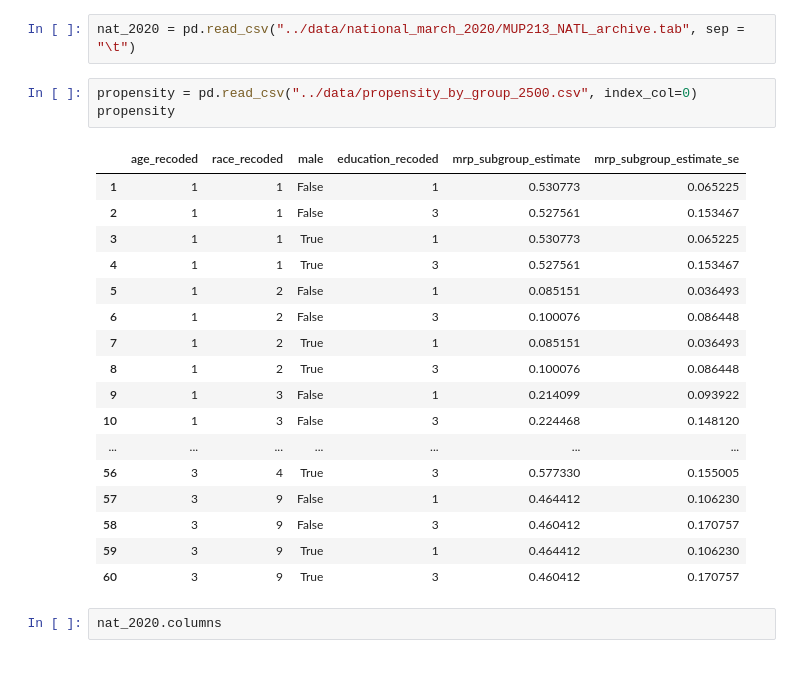
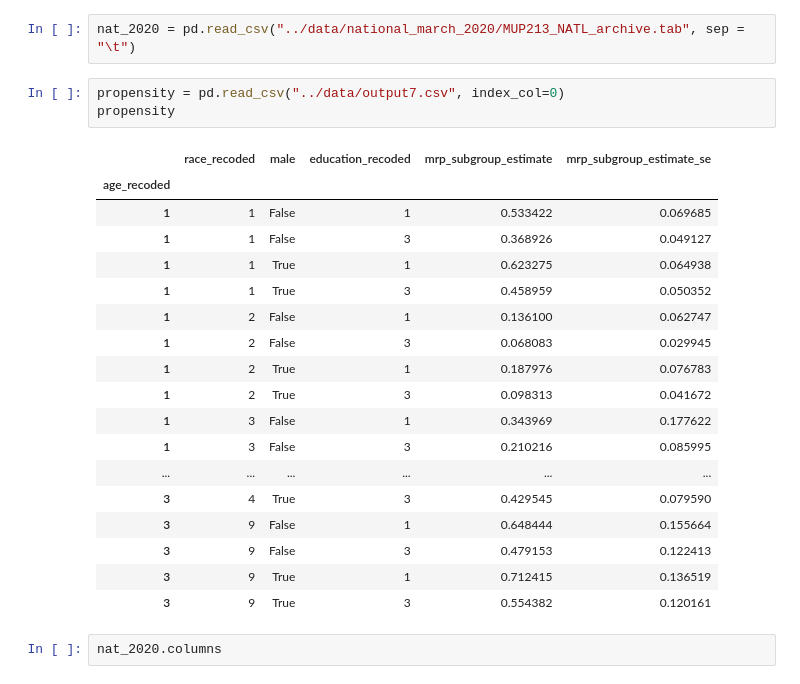
Before and after one commit to pmench/mrp-team, a Jupyter notebook: src/bella_ML.ipynb, the cells around one changed output. Saved outputs shown, nothing was run; the diff lists cells and outputs as text.

```diff
--- a/src/bella_ML.ipynb
+++ b/src/bella_ML.ipynb
@@ -15,26 +15,27 @@ from sklearn.model_selection import train_test_split
 # %%
 nat_2020 = pd.read_csv("../data/national_march_2020/MUP213_NATL_archive.tab", sep = "\t")
 # %%
-propensity = pd.read_csv("../data/propensity_by_group_2500.csv", index_col=0)
+propensity = pd.read_csv("../data/output7.csv", index_col=0)
 propensity
 # %% [output]
-|  | age_recoded | race_recoded | male | education_recoded | mrp_subgroup_estimate | mrp_subgroup_estimate_se |
-| 1 | 1 | 1 | False | 1 | 0.530773 | 0.065225 |
-| 2 | 1 | 1 | False | 3 | 0.527561 | 0.153467 |
-| 3 | 1 | 1 | True | 1 | 0.530773 | 0.065225 |
-| 4 | 1 | 1 | True | 3 | 0.527561 | 0.153467 |
-| 5 | 1 | 2 | False | 1 | 0.085151 | 0.036493 |
-| 6 | 1 | 2 | False | 3 | 0.100076 | 0.086448 |
-| 7 | 1 | 2 | True | 1 | 0.085151 | 0.036493 |
-| 8 | 1 | 2 | True | 3 | 0.100076 | 0.086448 |
-| 9 | 1 | 3 | False | 1 | 0.214099 | 0.093922 |
-| 10 | 1 | 3 | False | 3 | 0.224468 | 0.148120 |
-| ... | ... | ... | ... | ... | ... | ... |
-| 56 | 3 | 4 | True | 3 | 0.577330 | 0.155005 |
-| 57 | 3 | 9 | False | 1 | 0.464412 | 0.106230 |
-| 58 | 3 | 9 | False | 3 | 0.460412 | 0.170757 |
-| 59 | 3 | 9 | True | 1 | 0.464412 | 0.106230 |
-| 60 | 3 | 9 | True | 3 | 0.460412 | 0.170757 |
+|  | race_recoded | male | education_recoded | mrp_subgroup_estimate | mrp_subgroup_estimate_se |
+| age_recoded |  |  |  |  |  |
+| 1 | 1 | False | 1 | 0.533422 | 0.069685 |
+| 1 | 1 | False | 3 | 0.368926 | 0.049127 |
+| 1 | 1 | True | 1 | 0.623275 | 0.064938 |
+| 1 | 1 | True | 3 | 0.458959 | 0.050352 |
+| 1 | 2 | False | 1 | 0.136100 | 0.062747 |
+| 1 | 2 | False | 3 | 0.068083 | 0.029945 |
+| 1 | 2 | True | 1 | 0.187976 | 0.076783 |
+| 1 | 2 | True | 3 | 0.098313 | 0.041672 |
+| 1 | 3 | False | 1 | 0.343969 | 0.177622 |
+| 1 | 3 | False | 3 | 0.210216 | 0.085995 |
+| ... | ... | ... | ... | ... | ... |
+| 3 | 4 | True | 3 | 0.429545 | 0.079590 |
+| 3 | 9 | False | 1 | 0.648444 | 0.155664 |
+| 3 | 9 | False | 3 | 0.479153 | 0.122413 |
+| 3 | 9 | True | 1 | 0.712415 | 0.136519 |
+| 3 | 9 | True | 3 | 0.554382 | 0.120161 |
 # %%
 nat_2020.columns
 # %% [output]
```
Also changed, not shown: parts of 72 cells of this notebook, 16 other files.
